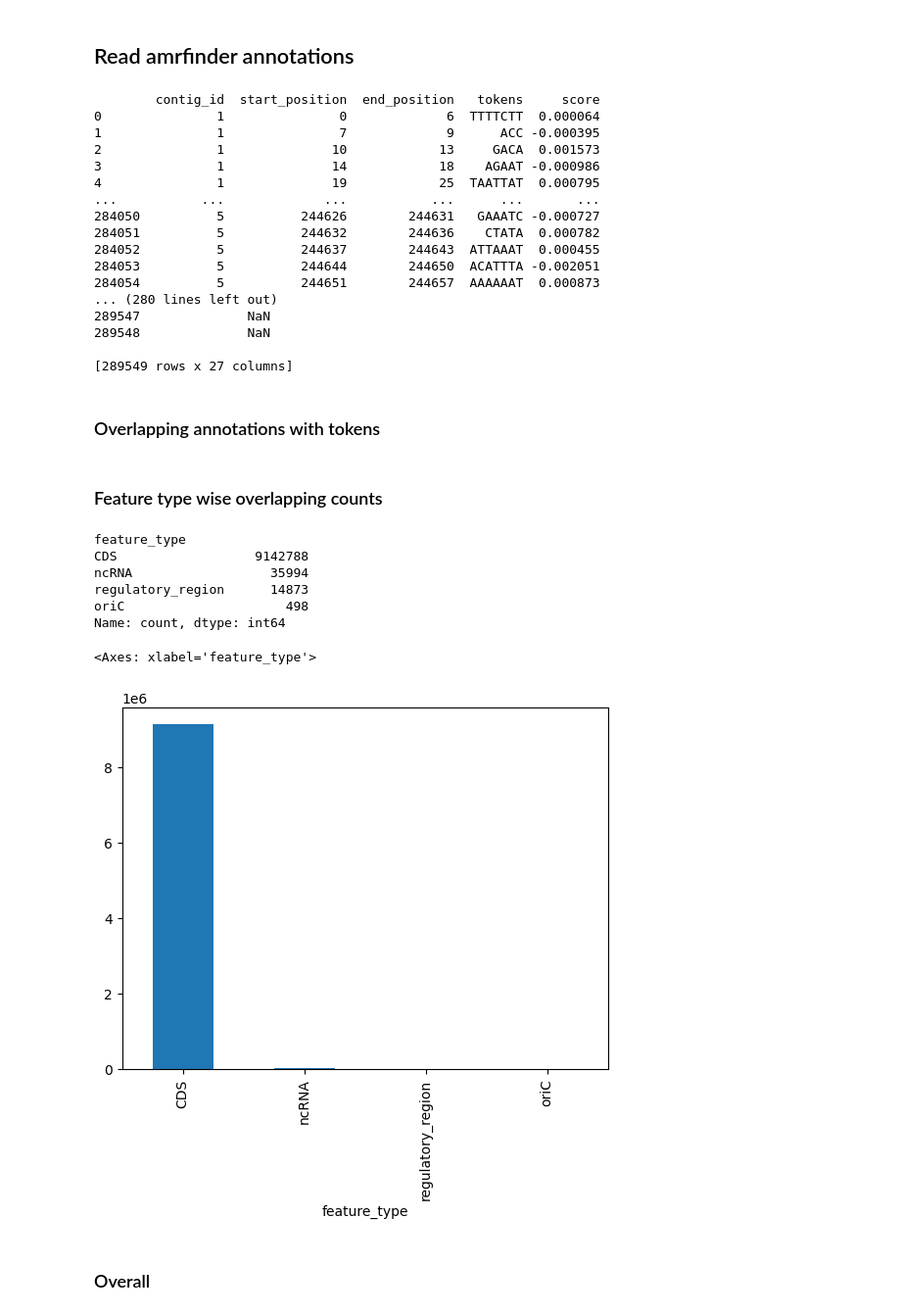
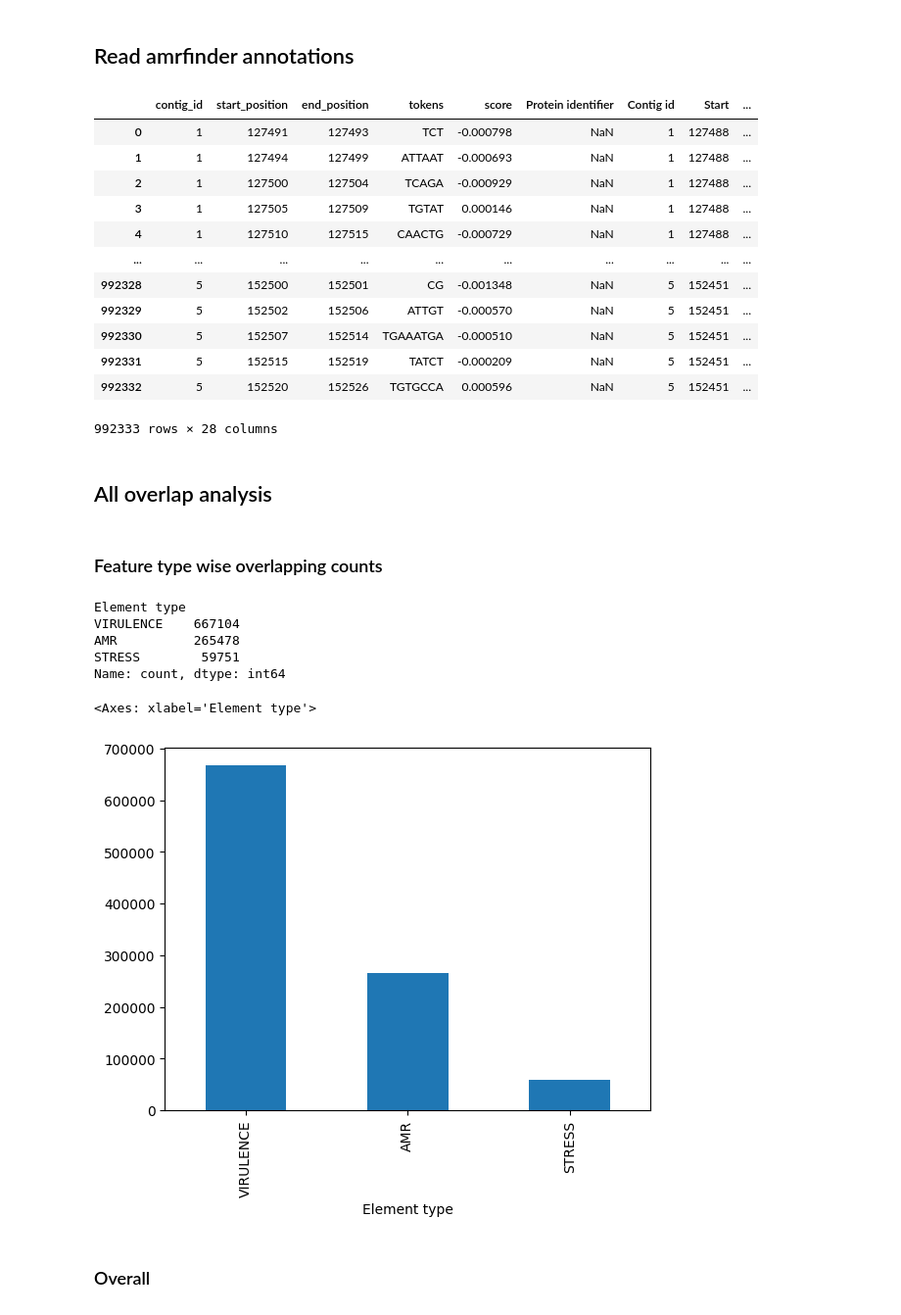
Before and after one commit to ryashpal/alfred-data-analysis, a Jupyter notebook: notebooks/genome_nlp_tokens/token_amrgene_overlaps_saur.ipynb, the cells around one changed output. Shown at 98% size. Saved outputs shown, nothing was run; the diff lists cells and outputs as text; code cells hidden in the pictures.

Commit message:
token annotation overlap analysis

```diff
--- a/notebooks/genome_nlp_tokens/token_amrgene_overlaps_saur.ipynb
+++ b/notebooks/genome_nlp_tokens/token_amrgene_overlaps_saur.ipynb
@@ -94,10 +94,9 @@ import pandas as pd
 from pathlib import Path
 
 
-highriskAnnotationsDfList = []
-controlAnnotationsDfList = []
+amrfinderDir = Path(os.environ['GENOMICS_DATA_BASE'], 'amrfinder')
 
-amrfinderDir = Path(os.environ['GENOMICS_DATA_BASE'], 'amrfinder')
+overlappingDfList = []
 
 for tubeId, bedDf in bedDfs.items():
     amrfinderFile = Path(amrfinderDir, tubeId + '_amr_results.txt')
@@ -109,46 +108,43 @@ for tubeId, bedDf in bedDfs.items():
             left_on = ['contig_id'],
             right_on = ['Contig id'],
         )
-        print(bedDf)
-        print(amrfinderDf)
-        print(mergedDf)
-        break
+        mergedDf['tube_code'] = tubeId
+        tempOverlappingDf = mergedDf[(mergedDf.start_position >= mergedDf.Start) & (mergedDf.end_position <= mergedDf.Stop)]
+        overlappingDfList.append(tempOverlappingDf)
+
+overlappingDf = pd.concat(overlappingDfList, ignore_index=True)
+overlappingDf
 # %% [output]
+|  | contig_id | start_position | end_position | tokens | score | Protein identifier | Contig id | Start | ... |
+| 0 | 1 | 127491 | 127493 | TCT | -0.000798 | NaN | 1 | 127488 | ... |
+| 1 | 1 | 127494 | 127499 | ATTAAT | -0.000693 | NaN | 1 | 127488 | ... |
+| 2 | 1 | 127500 | 127504 | TCAGA | -0.000929 | NaN | 1 | 127488 | ... |
+| 3 | 1 | 127505 | 127509 | TGTAT | 0.000146 | NaN | 1 | 127488 | ... |
+| 4 | 1 | 127510 | 127515 | CAACTG | -0.000729 | NaN | 1 | 127488 | ... |
+| ... | ... | ... | ... | ... | ... | ... | ... | ... | ... |
+| 992328 | 5 | 152500 | 152501 | CG | -0.001348 | NaN | 5 | 152451 | ... |
+| 992329 | 5 | 152502 | 152506 | ATTGT | -0.000570 | NaN | 5 | 152451 | ... |
+| 992330 | 5 | 152507 | 152514 | TGAAATGA | -0.000510 | NaN | 5 | 152451 | ... |
+| 992331 | 5 | 152515 | 152519 | TATCT | -0.000209 | NaN | 5 | 152451 | ... |
+| 992332 | 5 | 152520 | 152526 | TGTGCCA | 0.000596 | NaN | 5 | 152451 | ... |
-        contig_id  start_position  end_position   tokens     score
-0               1               0             6  TTTTCTT  0.000064
-1               1               7             9      ACC -0.000395
-2               1              10            13     GACA  0.001573
-3               1              14            18    AGAAT -0.000986
-4               1              19            25  TAATTAT  0.000795
-...           ...             ...           ...      ...       ...
-284050          5          244626        244631   GAAATC -0.000727
-284051          5          244632        244636    CTATA  0.000782
-284052          5          244637        244643  ATTAAAT  0.000455
-284053          5          244644        244650  ACATTTA -0.002051
-284054          5          244651        244657  AAAAAAT  0.000873
-... (280 lines left out)
-289547              NaN
-289548              NaN
-
-[289549 rows x 27 columns]
+992333 rows × 28 columns
-# %% [markdown]
-### Overlapping annotations with tokens
+# %% [markdown]
+## All overlap analysis
 # %% [markdown]
 ### Feature type wise overlapping counts
 # %%
-overlappingDf.feature_type.value_counts()
+overlappingDf['Element type'].value_counts()
 # %% [output]
-feature_type
-CDS                  9142788
-ncRNA                  35994
-regulatory_region      14873
-oriC                     498
+Element type
+VIRULENCE    667104
+AMR          265478
+STRESS        59751
 Name: count, dtype: int64
 # %%
-overlappingDf.feature_type.value_counts().plot(kind = 'bar')
+overlappingDf['Element type'].value_counts().plot(kind = 'bar')
 # %% [output]
-<Axes: xlabel='feature_type'>
+<Axes: xlabel='Element type'>
-[figure, old version]
+[figure, new version]
 # %% [markdown]
 ### Overall
 # %%
```
Also changed, not shown: parts of 27 cells of this notebook, 3 other files.
